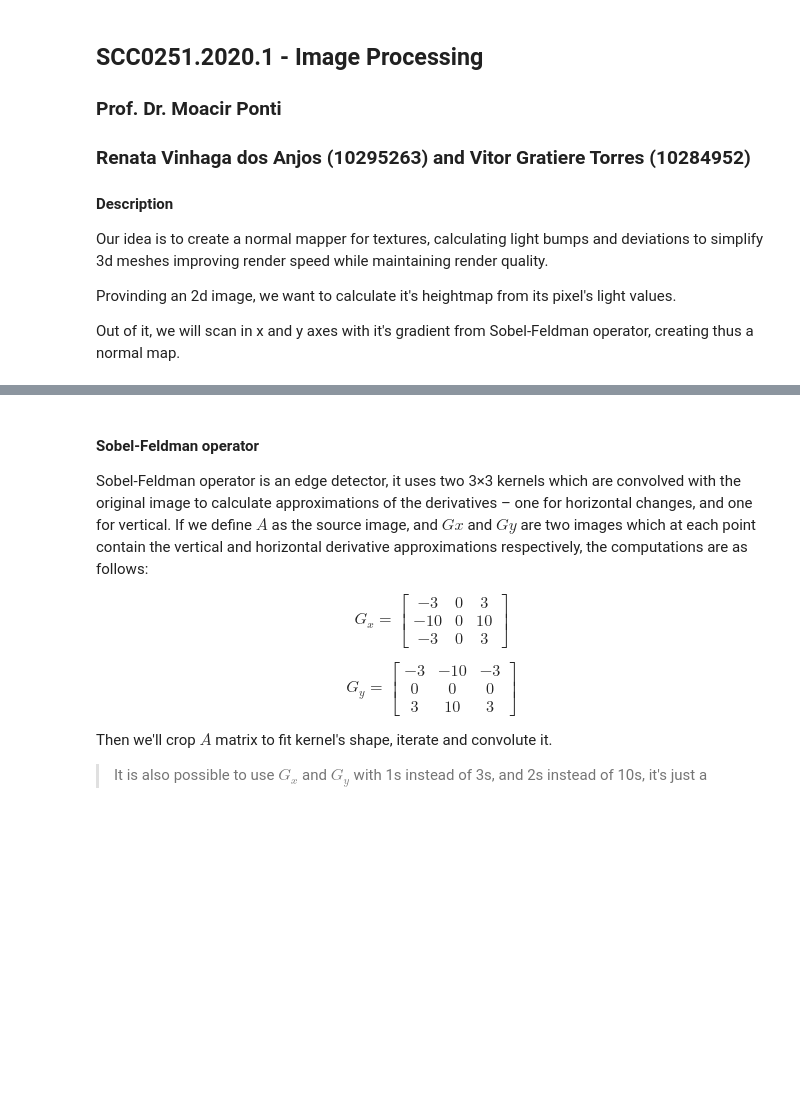
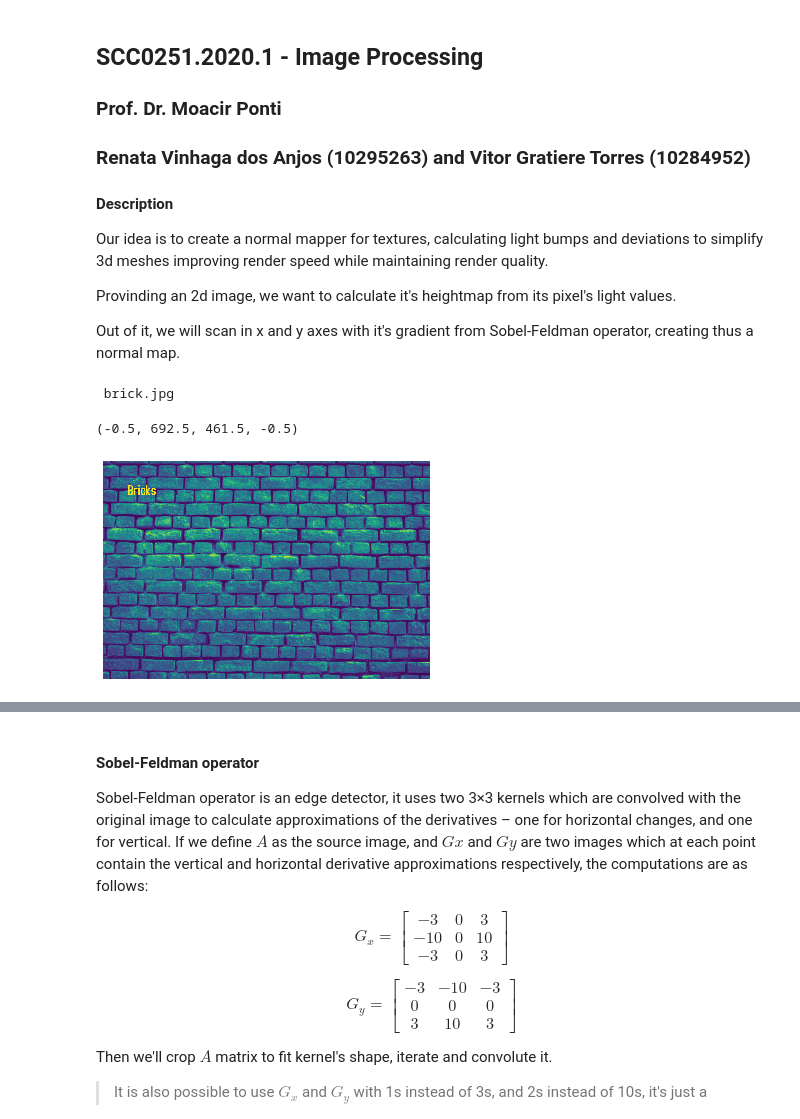
Before and after one commit to vitorgt/NormalMapping, a Jupyter notebook: src/nm.ipynb, the cells around one changed output, grey strips where cells are left out. Drawn from its saved outputs; the diff is of its cells as text; code cells hidden in the pictures; blank space fills up the shorter version.

```diff
--- a/src/nm.ipynb
+++ b/src/nm.ipynb
@@ -18,6 +18,3 @@ Out of it, we will scan in x and y axes with it's gradient from Sobel-Feldman op
 import numpy as np
 import imageio
 import matplotlib.pyplot as plt
-# %%
-# r = imageio.imread(str(input()).rstrip())
-r = imageio.imread(str("/home/ava/documents/classes/nm/NormalMapping/images/brick_rough_256x256.jpg").rstrip()).astype(np.uint8)
@@ -33,0 +21,25 @@ def scale(image, c=0, d=255):
+# %%
+img = imageio.imread(str(input()).rstrip())
+img = np.asarray(img, dtype = float)
+# %% [output]
+ brick.jpg
+# %%
+def rgb_img_to_gray(rgb):
+	#if np.array(img.shape) == 3:
+			# image isn't greyscale, convert
+	gray = np.zeros(np.array(rgb.shape)[0:2])
+	r, g, b = rgb[:,:,0], rgb[:,:,1], rgb[:,:,2]
+	gray = 0.2989 * r + 0.5870 * g + 0.1140 * b
+# 	print(gray.shape)
+# 	print(rgb.shape)
+#else:
+	return gray
+# %%
+gray_img = rgb_img_to_gray(img)
+# %%
+#Porque o gray nao ta gray aqui ???? Help hahaha
+plt.imshow(gray_img)
+plt.axis('off')
+# %% [output]
+(-0.5, 692.5, 461.5, -0.5)
+[figure, added]
```
Also changed, not shown: parts of 17 cells of this notebook.
